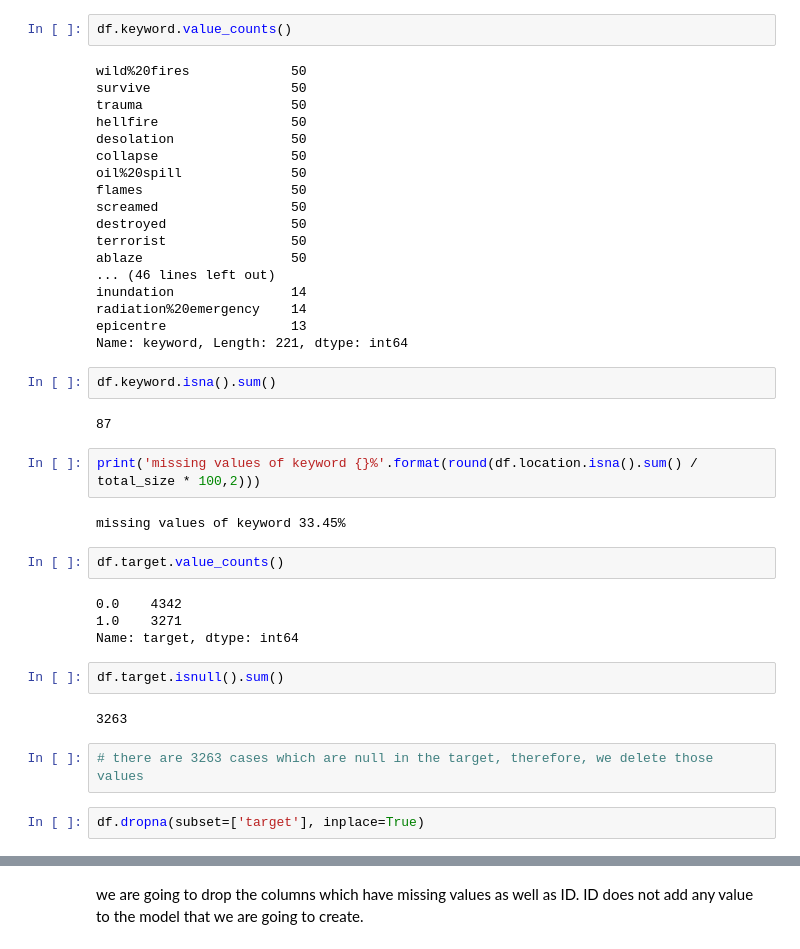
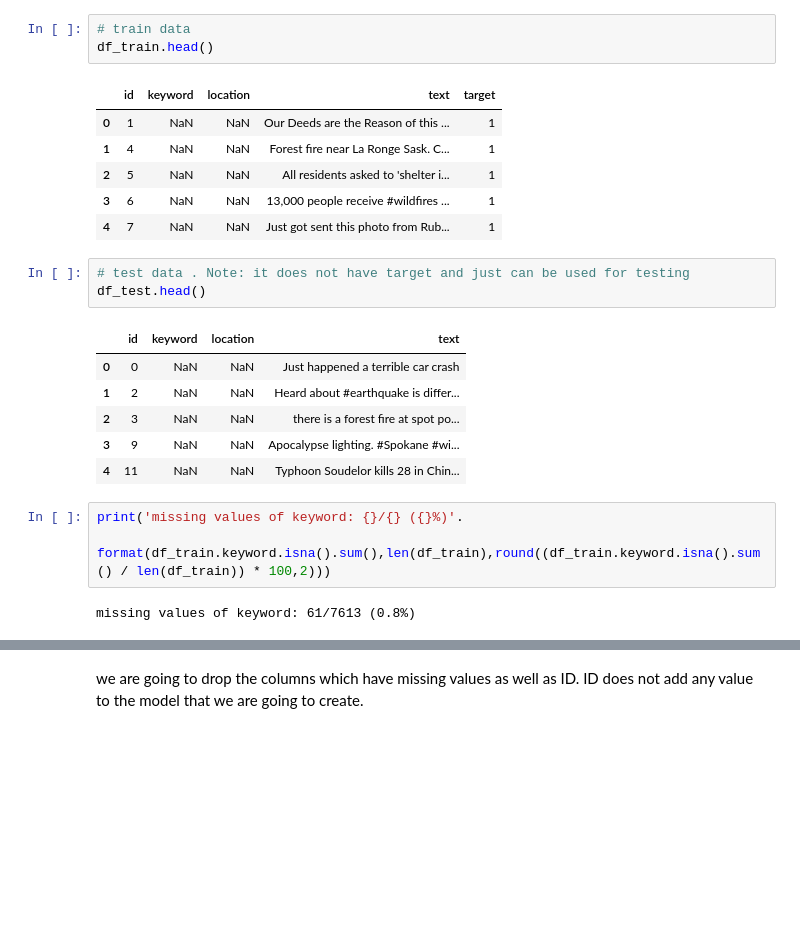
Before and after one commit to alisharifara/disaster-detection-NLP, a Jupyter notebook: Disaster-detection-using-NLP.ipynb, the cells around one changed output, grey strips where cells are left out. Drawn from its saved outputs; the diff is of its cells as text; blank space fills up the shorter version.

```diff
--- a/Disaster-detection-using-NLP.ipynb
+++ b/Disaster-detection-using-NLP.ipynb
@@ -29,42 +26,25 @@ test size: (3263, 4), which is 30.0%
-# %%
-df.keyword.value_counts()
-# %% [output]
-wild%20fires             50
-survive                  50
-trauma                   50
-hellfire                 50
-desolation               50
-collapse                 50
-oil%20spill              50
-flames                   50
-screamed                 50
-destroyed                50
-terrorist                50
-ablaze                   50
-... (46 lines left out)
-inundation               14
-radiation%20emergency    14
-epicentre                13
-Name: keyword, Length: 221, dtype: int64
-# %%
-df.keyword.isna().sum()
-# %% [output]
-87
+# %%
+# train data
+df_train.head()
+# %% [output]
+|  | id | keyword | location | text | target |
+| 0 | 1 | NaN | NaN | Our Deeds are the Reason of this ... | 1 |
+| 1 | 4 | NaN | NaN | Forest fire near La Ronge Sask. C... | 1 |
+| 2 | 5 | NaN | NaN | All residents asked to 'shelter i... | 1 |
+| 3 | 6 | NaN | NaN | 13,000 people receive #wildfires ... | 1 |
+| 4 | 7 | NaN | NaN | Just got sent this photo from Rub... | 1 |
+# %%
+# test data . Note: it does not have target and just can be used for testing
+df_test.head()
+# %% [output]
+|  | id | keyword | location | text |
+| 0 | 0 | NaN | NaN | Just happened a terrible car crash |
+| 1 | 2 | NaN | NaN | Heard about #earthquake is differ... |
+| 2 | 3 | NaN | NaN | there is a forest fire at spot po... |
+| 3 | 9 | NaN | NaN | Apocalypse lighting. #Spokane #wi... |
+| 4 | 11 | NaN | NaN | Typhoon Soudelor kills 28 in Chin... |
 # %%
-print('missing values of keyword {}%'.format(round(df.location.isna().sum() / total_size * 100,2)))
+print('missing values of keyword: {}/{} ({}%)'.
+      format(df_train.keyword.isna().sum(),len(df_train),round((df_train.keyword.isna().sum() / len(df_train)) * 100,2)))
 # %% [output]
-missing values of keyword 33.45%
+missing values of keyword: 61/7613 (0.8%)
-# %%
-df.target.value_counts()
-# %% [output]
-0.0    4342
-1.0    3271
-Name: target, dtype: int64
-# %%
-df.target.isnull().sum()
-# %% [output]
-3263
-# %%
-# there are 3263 cases which are null in the target, therefore, we delete those values
-# %%
-df.dropna(subset=['target'], inplace=True)
```
Also changed, not shown: parts of 27 cells of this notebook.
